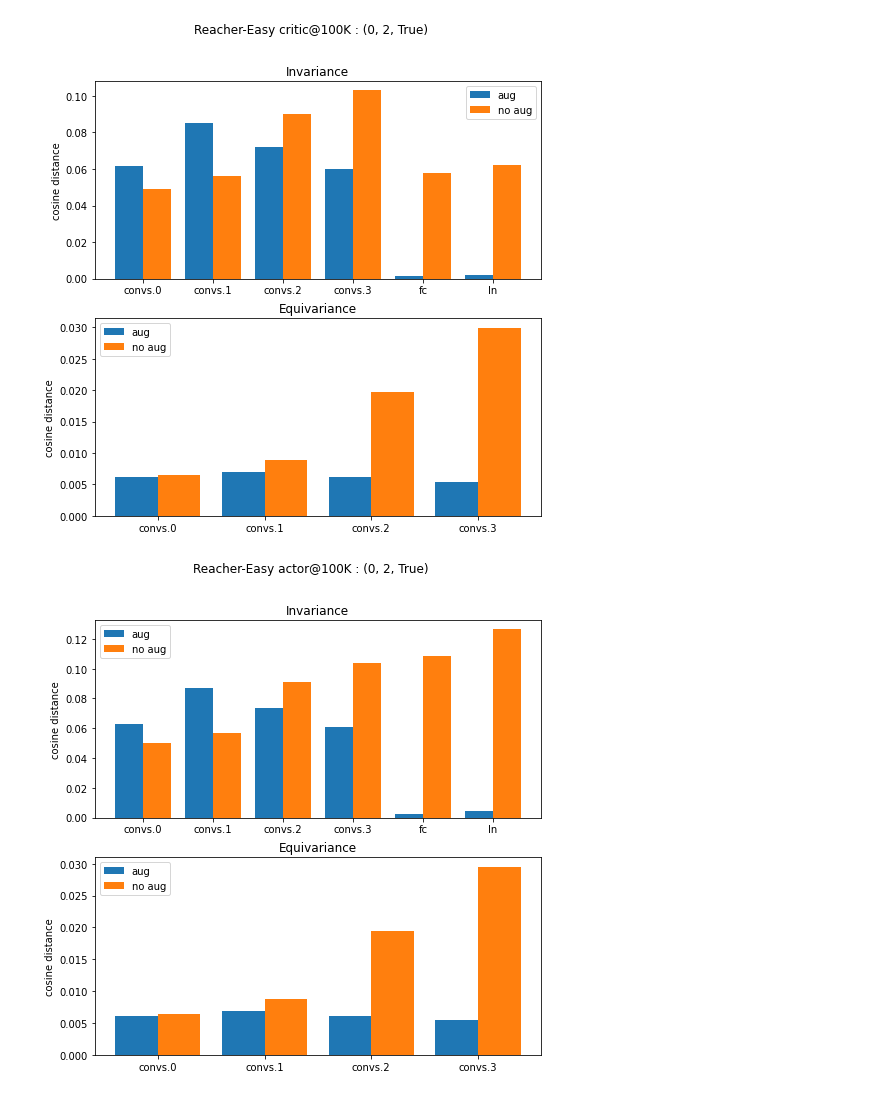
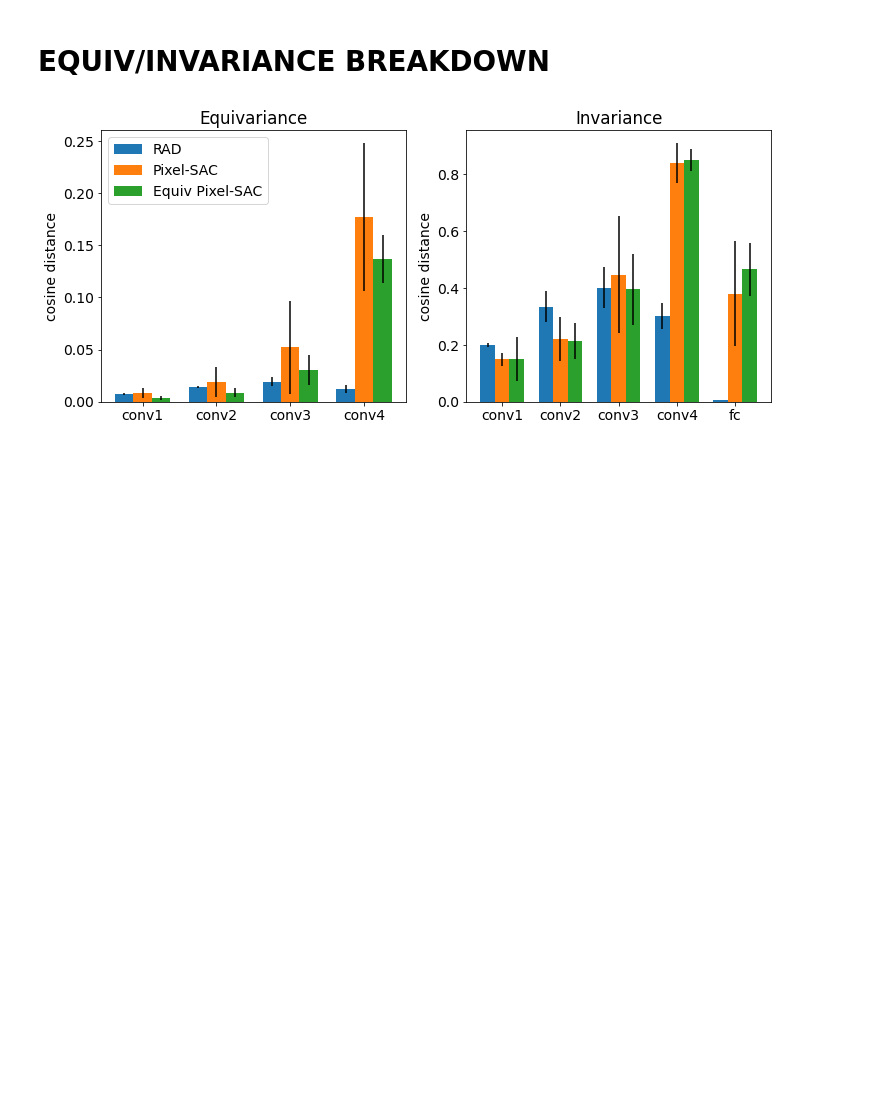
Before and after one commit to dmklee/rad, a Jupyter notebook: Plotting.ipynb, the cells around one changed output. Drawn from its saved outputs; the diff is of its cells as text; code cells hidden in the pictures; blank space fills up the shorter version.

Commit message:
prettier plots

```diff
--- a/Plotting.ipynb
+++ b/Plotting.ipynb
@@ -26,31 +178,63 @@ withoutDA = np.load(os.path.join(dir_withoutDA, 'shiftability_data.npy'), allow_
+# %% [markdown]
+# EQUIV/INVARIANCE BREAKDOWN
 # %%
-network = 'actor'
-aug_param = (0,2)
-aug_param = (1,4)
-# aug_param = (4,6,False)
+NETWORK = 'actor'
+SHIFT = (1,4) #(0,2), (4,6)
+N_STEPS = 100_000
+ENV = 'reacher_easy'
+METHODS = ['RAD', 'Pixel-SAC', 'Equiv Pixel-SAC']
+METHODS = {'rad_sac_pixel' : 'RAD',
+           'pixel_sac_pixel' : 'Pixel-SAC',
+           'pixel_sac_pixel_aa' : 'Equiv Pixel-SAC',
+          }
 
-def plot_invariance(withDA, withoutDA, network, aug_param):
-    f, ax = plt.subplots(2, 1, figsize=(8,8))
-    plt.suptitle(f'Reacher-Easy {network}@100K : {aug_param}')
 
-    w = 0.4
-    for i, name in enumerate(['inv', 'equiv']):
-        aug = withDA[network][aug_param][name]
-        no_aug = withoutDA[network][aug_param][name]
+def xvariance_breakdown(env, network, shift, n_steps=100_000):
+    INV = {}
+    EQUIV = {}
+    env_name, task_name = env.split('_')
+    for f in glob.glob(f"results/{env_name}-{task_name}*{int(n_steps/1000)}k"):
+        _, _,_, agent, encoder, _ = f.split('/')[1].split('-')
+        shiftability = np.load(os.path.join(f, 'shiftability_data.npy'), allow_pickle=True)[()][network][shift]
+        method = f"{agent}_{encoder}"
+        if method in INV:
+            for k in INV[method].keys():
+                INV[method][k].append(shiftability['inv'][k])
+                if k in EQUIV[method]:
+                    EQUIV[method][k].append(shiftability['equiv'][k])
+        else:
+            INV[method] = {k: [v] for k,v in shiftability['inv'].items() if k!='ln'}
+            EQUIV[method] = {k: [v] for k,v in shiftability['equiv'].items()}
 
-        x_axis = np.arange(len(aug))
-        ax[i].bar(x_axis - w/2, list(aug.values()), w, label='aug')
-        ax[i].bar(x_axis + w/2, list(no_aug.values()), w, label='no aug')
+    for method in INV.keys():
+        for k in INV[method].keys():
+            INV[method][k] = (np.mean(INV[method][k]), np.std(INV[method][k]))
+            if k in EQUIV[method]:
+                EQUIV[method][k] = (np.mean(EQUIV[method][k]), np.std(EQUIV[method][k]))
+
+    f, ax = plt.subplots(1,2, figsize=(12,5))
+
+    w = 0.25
+    for i, data in enumerate([EQUIV, INV]):
+        for mi, method_name in enumerate(METHODS.keys()):
+            avg = [v[0] for v in data[method_name].values()]
+            err = [v[1] for v in data[method_name].values()]
+            x_axis = np.arange(len(data[method]))
+            ax[i].bar(x_axis + (mi-1.)*w, avg, w, yerr=err, label=METHODS[method_name])
+
 
         ax[i].set_xticks(x_axis)
-        ax[i].set_xticklabels(list(aug.keys()))
-        ax[i].legend()
+        ax[i].set_xticklabels(list(data[method].keys()))
+        if i == 0:
+            ax[i].legend(loc='upper left')
 
-        ax[i].set_title({'equiv':'Equivariance', 'inv':'Invariance'}[name])
+        ax[i].set_title(['Equivariance','Invariance'][i])
         ax[i].set_ylabel('cosine distance')
 
-plot_invariance(withDA, withoutDA, 'critic', aug_param)
-plot_invariance(withDA, withoutDA, 'actor', aug_param)
+    plt.savefig(f'plots/{env}_{network}_{int(n_steps/1000)}k_{shift[0]}-{shift[1]}px.png')
+
+plt.rcParams.update({'font.size': 14})
+
+xvariance_breakdown(ENV, NETWORK, SHIFT, N_STEPS)
 # %% [output]
-[figure, old version]
+[figure, new version]
-[figure, removed]
```
Also changed, not shown: parts of 8 cells of this notebook.
